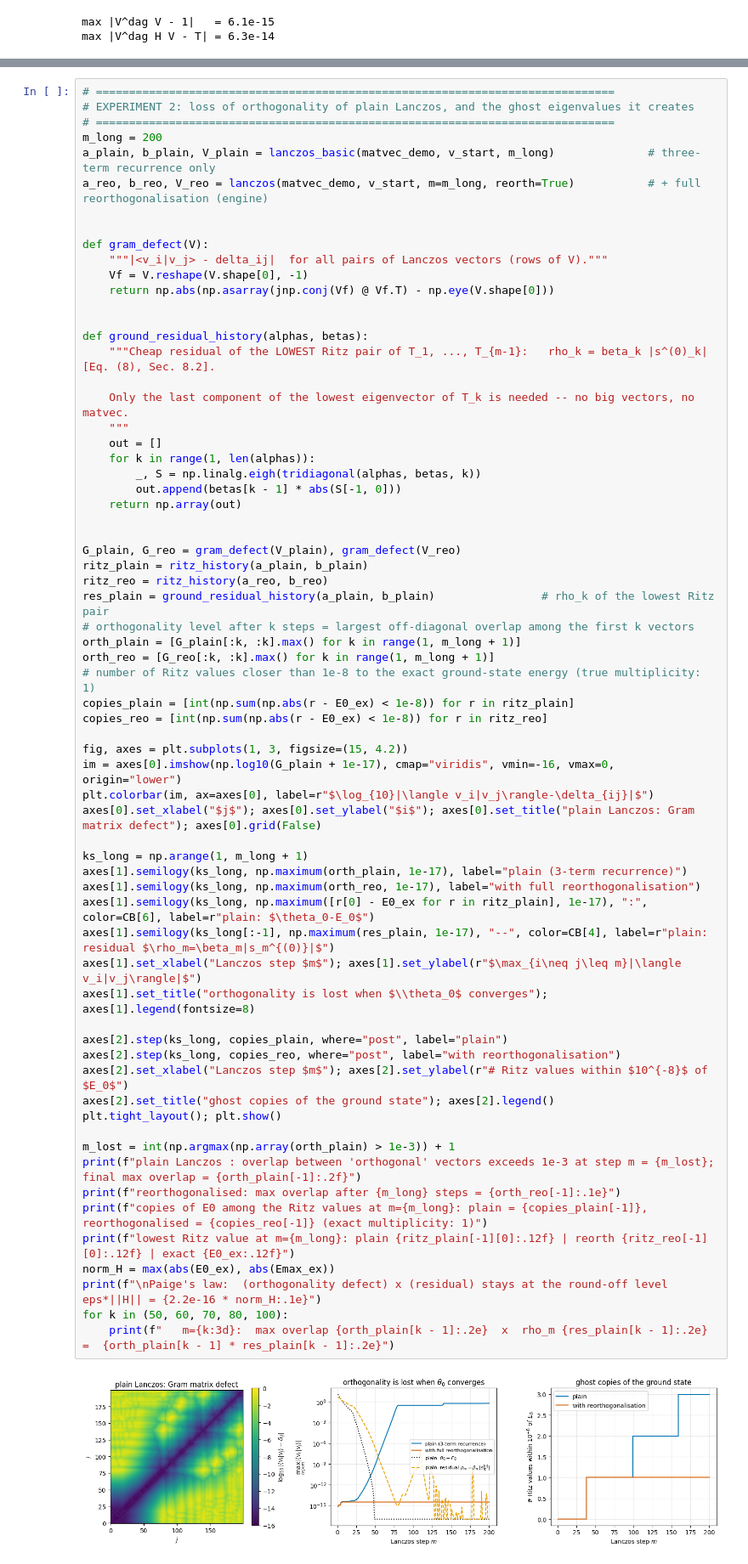
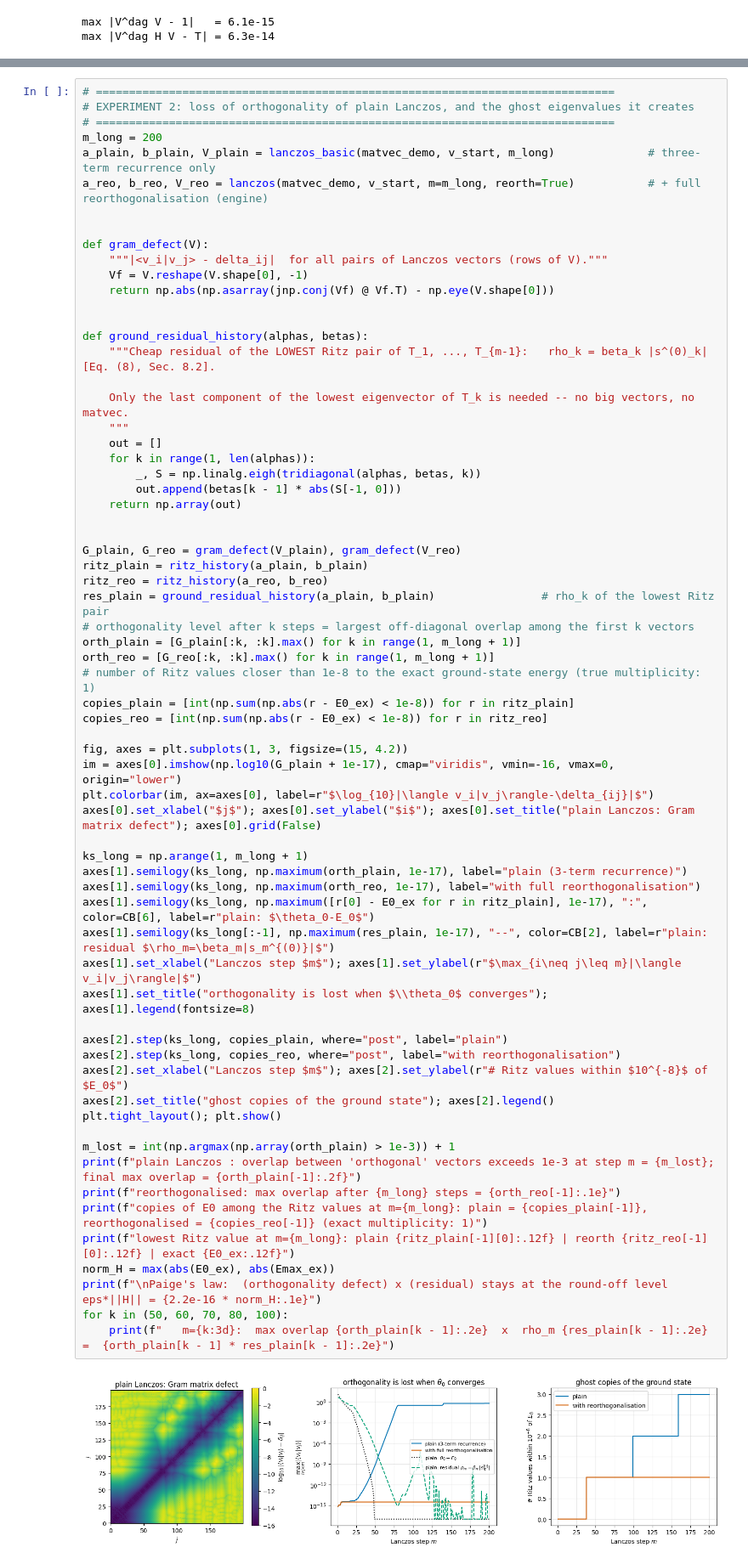
Before and after one commit to MarcinPlodzien/quantum-many-body-simulation, a Jupyter notebook: ch05_ground_states_and_unitary_dynamics/11_hamiltonians_and_ground_states.ipynb, the cells around one changed output, grey strips where cells are left out. Shown at 85% size. Saved outputs shown, nothing was run; the diff lists cells and outputs as text.

```diff
--- a/ch05_ground_states_and_unitary_dynamics/11_hamiltonians_and_ground_states.ipynb
+++ b/ch05_ground_states_and_unitary_dynamics/11_hamiltonians_and_ground_states.ipynb
@@ -1084,35 +1091,35 @@ copies_plain = [int(np.sum(np.abs(r - E0_ex) < 1e-8)) for r in ritz_plain]
 copies_reo = [int(np.sum(np.abs(r - E0_ex) < 1e-8)) for r in ritz_reo]
 
 fig, axes = plt.subplots(1, 3, figsize=(15, 4.2))
 im = axes[0].imshow(np.log10(G_plain + 1e-17), cmap="viridis", vmin=-16, vmax=0, origin="lower")
 plt.colorbar(im, ax=axes[0], label=r"$\log_{10}|\langle v_i|v_j\rangle-\delta_{ij}|$")
 axes[0].set_xlabel("$j$"); axes[0].set_ylabel("$i$"); axes[0].set_title("plain Lanczos: Gram matrix defect"); axes[0].grid(False)
 
 ks_long = np.arange(1, m_long + 1)
 axes[1].semilogy(ks_long, np.maximum(orth_plain, 1e-17), label="plain (3-term recurrence)")
 axes[1].semilogy(ks_long, np.maximum(orth_reo, 1e-17), label="with full reorthogonalisation")
 axes[1].semilogy(ks_long, np.maximum([r[0] - E0_ex for r in ritz_plain], 1e-17), ":", color=CB[6], label=r"plain: $\theta_0-E_0$")
-axes[1].semilogy(ks_long[:-1], np.maximum(res_plain, 1e-17), "--", color=CB[4], label=r"plain: residual $\rho_m=\beta_m|s_m^{(0)}|$")
+axes[1].semilogy(ks_long[:-1], np.maximum(res_plain, 1e-17), "--", color=CB[2], label=r"plain: residual $\rho_m=\beta_m|s_m^{(0)}|$")
 axes[1].set_xlabel("Lanczos step $m$"); axes[1].set_ylabel(r"$\max_{i\neq j\leq m}|\langle v_i|v_j\rangle|$")
 axes[1].set_title("orthogonality is lost when $\\theta_0$ converges"); axes[1].legend(fontsize=8)
 
 axes[2].step(ks_long, copies_plain, where="post", label="plain")
 axes[2].step(ks_long, copies_reo, where="post", label="with reorthogonalisation")
 axes[2].set_xlabel("Lanczos step $m$"); axes[2].set_ylabel(r"# Ritz values within $10^{-8}$ of $E_0$")
 axes[2].set_title("ghost copies of the ground state"); axes[2].legend()
 plt.tight_layout(); plt.show()
 
 m_lost = int(np.argmax(np.array(orth_plain) > 1e-3)) + 1
 print(f"plain Lanczos : overlap between 'orthogonal' vectors exceeds 1e-3 at step m = {m_lost}; final max overlap = {orth_plain[-1]:.2f}")
 print(f"reorthogonalised: max overlap after {m_long} steps = {orth_reo[-1]:.1e}")
 print(f"copies of E0 among the Ritz values at m={m_long}: plain = {copies_plain[-1]}, reorthogonalised = {copies_reo[-1]} (exact multiplicity: 1)")
 print(f"lowest Ritz value at m={m_long}: plain {ritz_plain[-1][0]:.12f} | reorth {ritz_reo[-1][0]:.12f} | exact {E0_ex:.12f}")
 norm_H = max(abs(E0_ex), abs(Emax_ex))
 print(f"\nPaige's law:  (orthogonality defect) x (residual) stays at the round-off level  eps*||H|| = {2.2e-16 * norm_H:.1e}")
 for k in (50, 60, 70, 80, 100):
     print(f"   m={k:3d}:  max overlap {orth_plain[k - 1]:.2e}  x  rho_m {res_plain[k - 1]:.2e}  =  {orth_plain[k - 1] * res_plain[k - 1]:.2e}")
 # %% [output]
-[figure, old version]
+[figure, new version]
 plain Lanczos : overlap between 'orthogonal' vectors exceeds 1e-3 at step m = 71; final max overlap = 0.59
 reorthogonalised: max overlap after 200 steps = 3.0e-15
 copies of E0 among the Ritz values at m=200: plain = 3, reorthogonalised = 1 (exact multiplicity: 1)
```
Also changed, not shown: parts of 35 cells of this notebook, 14 other files.
